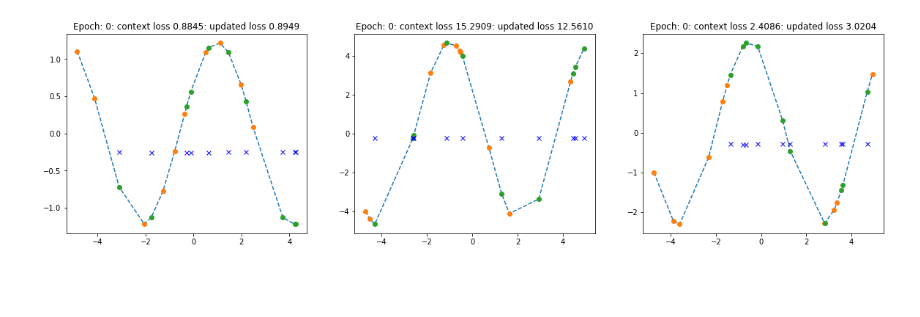
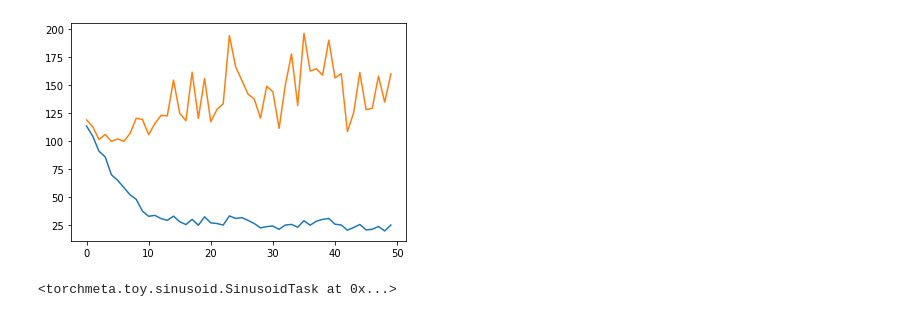
Before and after one commit to KenzaxTazi/malm4mlmi4, a Jupyter notebook: Regression/regression.ipynb, the cells around one changed output. Saved outputs shown, nothing was run; the diff lists cells and outputs as text; code cells hidden in the pictures; blank space fills up the shorter version.

```diff
--- a/Regression/regression.ipynb
+++ b/Regression/regression.ipynb
@@ -65,0 +202,6 @@ meta_model = maml.MAML_trainer(model, optimizer)
+# %%
+plt.plot(losses)
+plt.plot(prior_losses)
+plt.show()
+# %% [output]
+[figure, added]
@@ -66 +210,5 @@ meta_model = maml.MAML_trainer(model, optimizer)
+# %%
+a.sample_task()
+# %% [output]
+<torchmeta.toy.sinusoid.SinusoidTask at 0x...>
 # %%
@@ -135,16 +278,0 @@ def plot_example(task, num_plots, model, optimizer, epoch):
-# %%
-num_epochs = 500
-for epoch in range(num_epochs):
-    for idx, task in enumerate(gen):
-
-        meta_model.outer_loop_train(task['x_context'],
-                          task['y_context'],
-                          task['x_target'],
-                          task['y_target'])
-
-    task = gen.generate_task()
-    if (epoch % 1) == 0:
-        num_plots = 3
-        plot_example(task1, num_plots, meta_model.regressor, meta_model.optimizer, epoch)
-# %% [output]
-[figure, removed]
```
Also changed, not shown: parts of 10 cells of this notebook, 5 other files.
